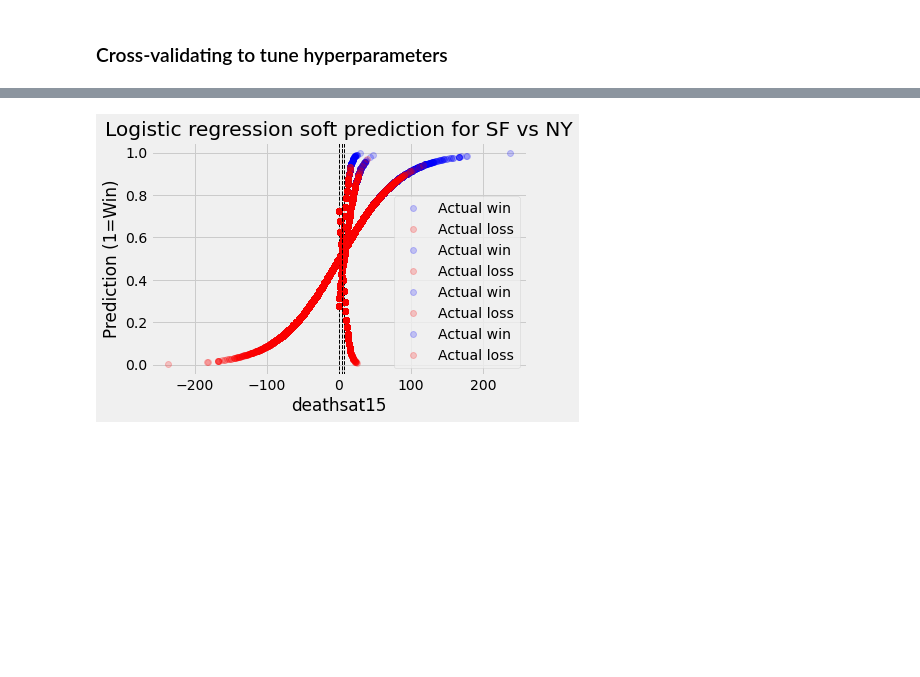
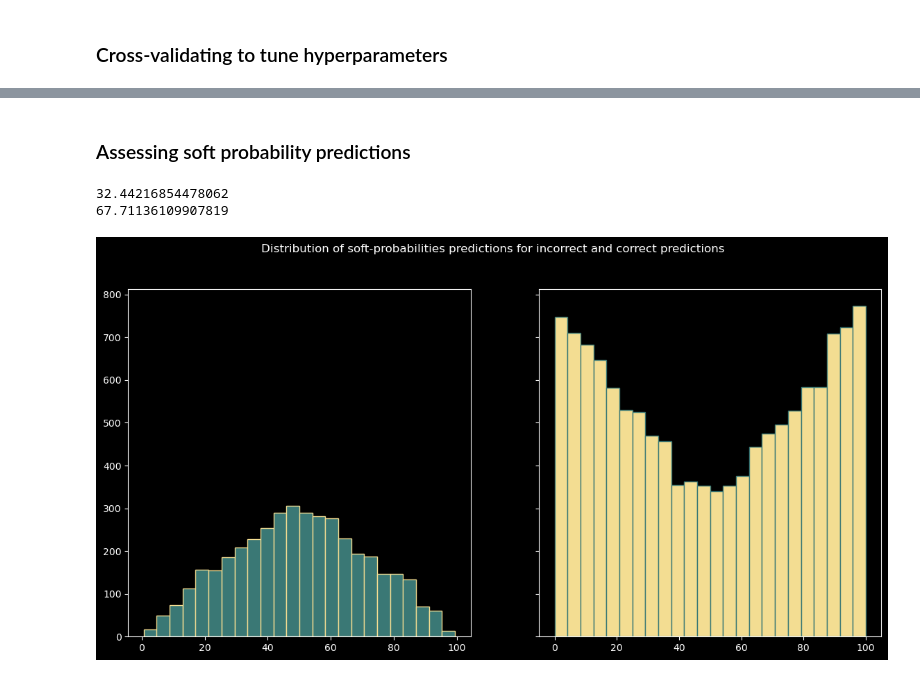
Before and after one commit to maneaterrbug/league_logistic_regression, a Jupyter notebook: code/eda_code.ipynb, the cells around one changed output, grey strips where cells are left out. Cells and saved outputs as stored; diff of their text form; code cells hidden in the pictures; blank space fills up the shorter version.

```diff
--- a/code/eda_code.ipynb
+++ b/code/eda_code.ipynb
@@ -163,6 +184,39 @@ viz_SF_LR(train_df, 'killsat15', lr1, hard_classification=False, decision_bounda
-# %%
-fift_lst = ['csdiffat15','assistsat15','killsat15','deathsat15']
-for feat in fift_lst:
-    viz_SF_LR(train_df, feat, lr1, hard_classification=False, decision_boundary = True)
-# %% [output]
-[figure, removed]
+# %% [markdown]
+### Assessing soft probability predictions
+# %%
+proba = lr.predict_proba(X_train)
+
+proba_test = df['result'].copy()
+proba_test['prob'] = proba * 100
+# %%
+win_lst = [match[1]*100 for match in proba]
+# %%
+df_proba = train_df[['result']].copy()
+df_proba['pred'] = lr.predict(X_train)
+df_proba['prob'] = win_lst
+# %%
+false_pos = []
+false_neg = []
+
+for idx,rec in df_proba.iterrows():
+    if rec.result == 0:
+        false_pos.append(rec.prob)
+    else:
+        false_neg.append(rec.prob)
+
+def mean(lst):
+    return sum(lst)/len(lst)
+
+print(mean(false_pos))
+print(mean(false_neg))
+# %% [output]
+32.44216854478062
+67.71136109907819
+# %%
+fig, (ax1,ax2) = plt.subplots(1,2, sharey= True)
+fig.suptitle('Distribution of soft-probabilities predictions for incorrect and correct predictions')
+ax1.hist(df_proba[(df_proba.result != df_proba.pred)].prob, bins = 24, color = newcmp.colors[0], edgecolor = newcmp.colors[-1])
+ax2.hist(df_proba[(df_proba.result == df_proba.pred)].prob, bins = 24, color = newcmp.colors[-1], edgecolor = newcmp.colors[0])
+fig.set_size_inches(14, 6.5)
+# %% [output]
+[figure, added]
```
Also changed, not shown: parts of 27 cells of this notebook.
